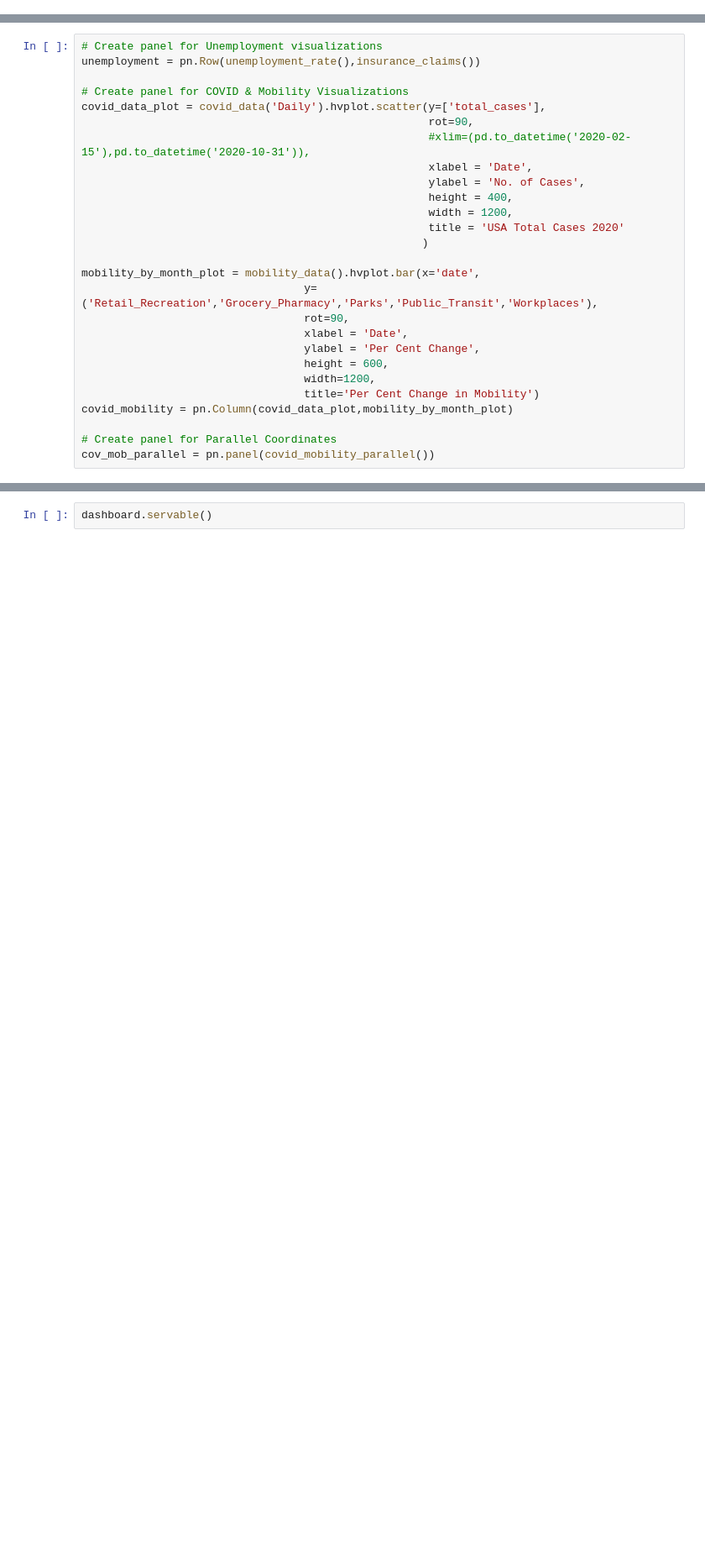
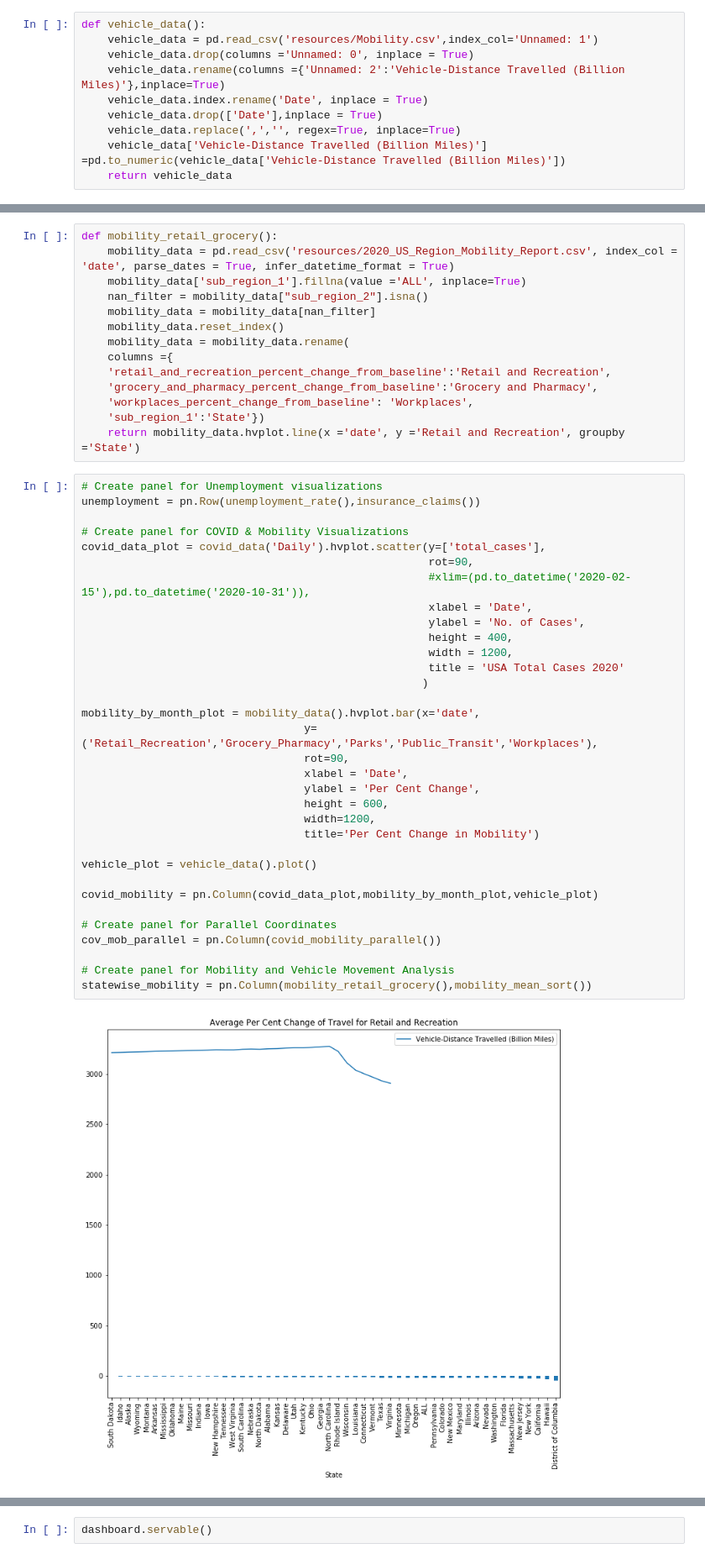
Before and after one commit to youssefabdelwahab/Fintech_Project1, a Jupyter notebook: Project1.ipynb, the cells around one changed output, grey strips where cells are left out. Shown at 84% size. Drawn from its saved outputs; the diff is of its cells as text; blank space fills up the shorter version.

```diff
--- a/Project1.ipynb
+++ b/Project1.ipynb
@@ -82,0 +216,10 @@ def covid_mobility_parallel():
+# %%
+def vehicle_data():
+    vehicle_data = pd.read_csv('resources/Mobility.csv',index_col='Unnamed: 1')
+    vehicle_data.drop(columns ='Unnamed: 0', inplace = True)
+    vehicle_data.rename(columns ={'Unnamed: 2':'Vehicle-Distance Travelled (Billion Miles)'},inplace=True)
+    vehicle_data.index.rename('Date', inplace = True)
+    vehicle_data.drop(['Date'],inplace = True)
+    vehicle_data.replace(',','', regex=True, inplace=True)
+    vehicle_data['Vehicle-Distance Travelled (Billion Miles)'] =pd.to_numeric(vehicle_data['Vehicle-Distance Travelled (Billion Miles)'])
+    return vehicle_data
@@ -83,27 +247,49 @@ def covid_mobility_parallel():
+# %%
+def mobility_retail_grocery():
+    mobility_data = pd.read_csv('resources/2020_US_Region_Mobility_Report.csv', index_col = 'date', parse_dates = True, infer_datetime_format = True)
+    mobility_data['sub_region_1'].fillna(value ='ALL', inplace=True)
+    nan_filter = mobility_data["sub_region_2"].isna()
+    mobility_data = mobility_data[nan_filter]
+    mobility_data.reset_index()
+    mobility_data = mobility_data.rename(
+    columns ={
+    'retail_and_recreation_percent_change_from_baseline':'Retail and Recreation',
+    'grocery_and_pharmacy_percent_change_from_baseline':'Grocery and Pharmacy',
+    'workplaces_percent_change_from_baseline': 'Workplaces',
+    'sub_region_1':'State'})
+    return mobility_data.hvplot.line(x ='date', y ='Retail and Recreation', groupby ='State')
 # %%
 # Create panel for Unemployment visualizations
 unemployment = pn.Row(unemployment_rate(),insurance_claims())
 
 # Create panel for COVID & Mobility Visualizations
 covid_data_plot = covid_data('Daily').hvplot.scatter(y=['total_cases'],
                                                      rot=90,
                                                      #xlim=(pd.to_datetime('2020-02-15'),pd.to_datetime('2020-10-31')),
                                                      xlabel = 'Date',
                                                      ylabel = 'No. of Cases',
                                                      height = 400,
                                                      width = 1200,
                                                      title = 'USA Total Cases 2020'
                                                     )
 
 mobility_by_month_plot = mobility_data().hvplot.bar(x='date',
                                   y=('Retail_Recreation','Grocery_Pharmacy','Parks','Public_Transit','Workplaces'),
                                   rot=90,
                                   xlabel = 'Date',
                                   ylabel = 'Per Cent Change',
                                   height = 600,
                                   width=1200,
                                   title='Per Cent Change in Mobility')
-covid_mobility = pn.Column(covid_data_plot,mobility_by_month_plot)
+
+vehicle_plot = vehicle_data().plot()
+
+covid_mobility = pn.Column(covid_data_plot,mobility_by_month_plot,vehicle_plot)
 
 # Create panel for Parallel Coordinates
-cov_mob_parallel = pn.panel(covid_mobility_parallel())
+cov_mob_parallel = pn.Column(covid_mobility_parallel())
+
+# Create panel for Mobility and Vehicle Movement Analysis
+statewise_mobility = pn.Column(mobility_retail_grocery(),mobility_mean_sort())
+# %% [output]
+[figure, added]
```
Also changed, not shown: parts of 13 cells of this notebook, 18 other files.
